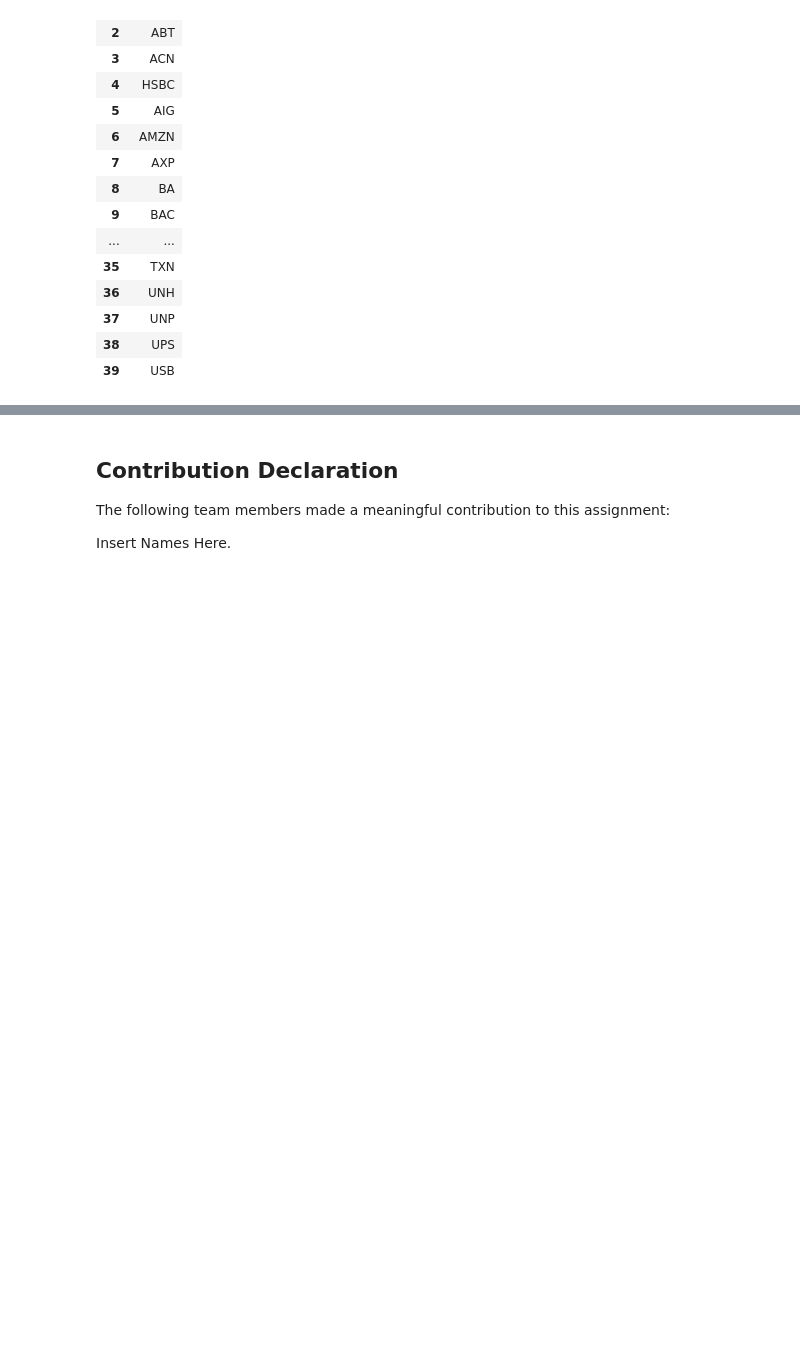
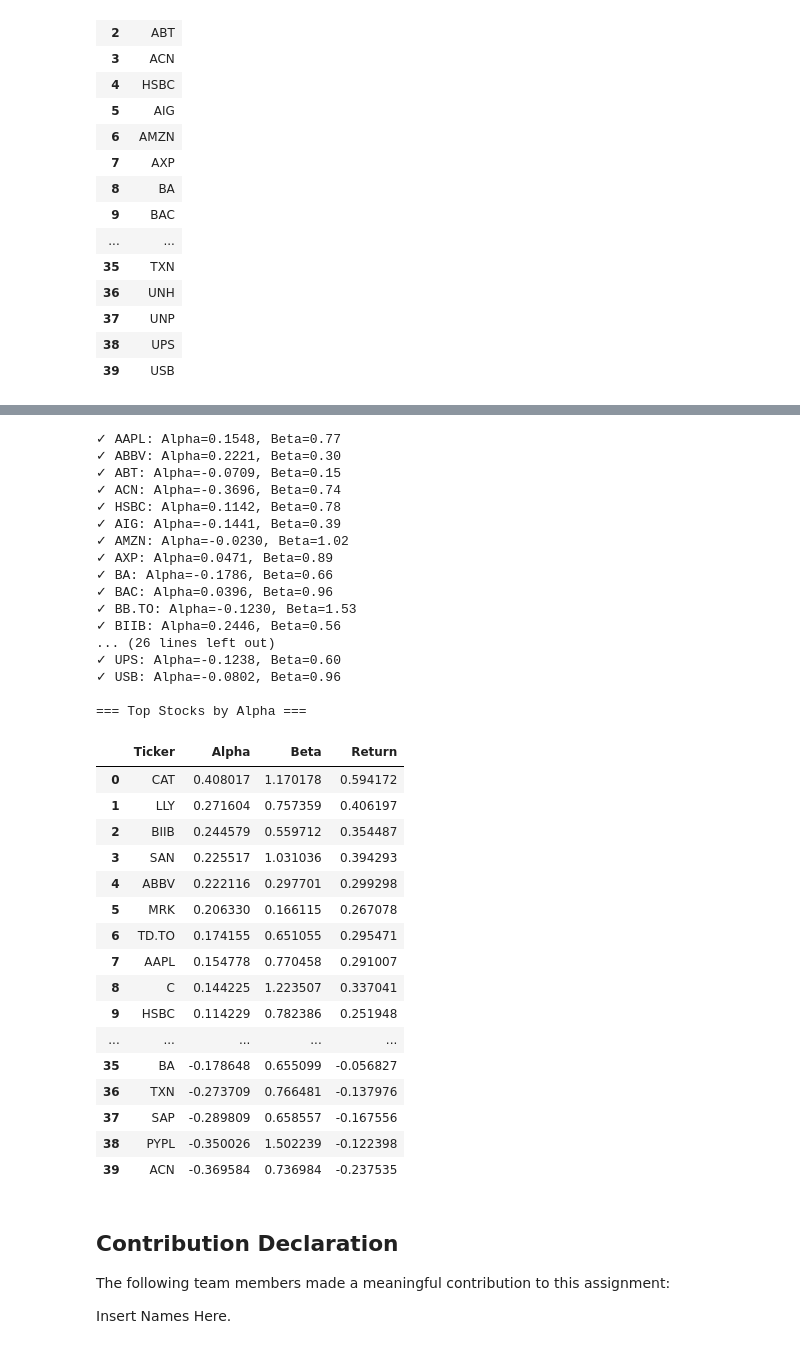
Before and after one commit to aadya-khanna/cfm-team-assignment, a Jupyter notebook: Team_14_Assignment.ipynb, the cells around one changed output, grey strips where cells are left out. Saved outputs shown, nothing was run; the diff lists cells and outputs as text; code cells hidden in the pictures; blank space fills up the shorter version.

Commit message:
Alpha and Beta Calculation Loop - Developed process to calculate alpha and beta of all stocks

```diff
--- a/Team_14_Assignment.ipynb
+++ b/Team_14_Assignment.ipynb
@@ -310,0 +278,79 @@ while len(alpha_tickers) > 0:
+# %%
+sp500_aligned, tsx_aligned = sp500.align(tsx, join='inner')
+
+# Create benchmark
+benchmark_prices = (sp500_aligned + tsx_aligned) / 2
+benchmark_returns = benchmark_prices.pct_change().dropna()
+
+risk_free_rate = 0.04
+market_actual_return = (benchmark_prices.iloc[-1] / benchmark_prices.iloc[0]) - 1
+
+## Will build loop though stock_data[] and as it goes through each ticker we can calculate the relevant metrics for those tickers
+##Apply created functions for metrics to the tickers while we iterate through the loop
+
+alpha_results = []
+
+for ticker in tickers_list:
+    stock_close = stock_data[ticker]['Close'].dropna()
+    stock_close.index = stock_close.index.tz_localize(None)
+    stock_returns = stock_close.pct_change().dropna()
+
+    beta = calc_beta(stock_returns, benchmark_returns)
+    stock_actual_return = (stock_close.iloc[-1] / stock_close.iloc[0]) - 1
+    alpha = calc_alpha(stock_actual_return, risk_free_rate, market_actual_return, beta)
+
+    # Append to results list
+    alpha_results.append({
+        'Ticker': ticker,
+        'Alpha': alpha,
+        'Beta': beta,
+        'Return': stock_actual_return
+    })
+
+    print(f"✓ {ticker}: Alpha={alpha:.4f}, Beta={beta:.2f}")
+
+# Convert to DataFrame
+results_df = pd.DataFrame(alpha_results)
+
+# Sort by Alpha (highest first)
+results_df = results_df.sort_values('Alpha', ascending=False)
+
+# Display
+print("\n=== Top Stocks by Alpha ===")
+results_df.reset_index(drop=True, inplace=True)
+results_df
+# %% [output]
+✓ AAPL: Alpha=0.1548, Beta=0.77
+✓ ABBV: Alpha=0.2221, Beta=0.30
+✓ ABT: Alpha=-0.0709, Beta=0.15
+✓ ACN: Alpha=-0.3696, Beta=0.74
+✓ HSBC: Alpha=0.1142, Beta=0.78
+✓ AIG: Alpha=-0.1441, Beta=0.39
+✓ AMZN: Alpha=-0.0230, Beta=1.02
+✓ AXP: Alpha=0.0471, Beta=0.89
+✓ BA: Alpha=-0.1786, Beta=0.66
+✓ BAC: Alpha=0.0396, Beta=0.96
+✓ BB.TO: Alpha=-0.1230, Beta=1.53
+✓ BIIB: Alpha=0.2446, Beta=0.56
+... (26 lines left out)
+✓ UPS: Alpha=-0.1238, Beta=0.60
+✓ USB: Alpha=-0.0802, Beta=0.96
+
+=== Top Stocks by Alpha ===
+|  | Ticker | Alpha | Beta | Return |
+| 0 | CAT | 0.408017 | 1.170178 | 0.594172 |
+| 1 | LLY | 0.271604 | 0.757359 | 0.406197 |
+| 2 | BIIB | 0.244579 | 0.559712 | 0.354487 |
+| 3 | SAN | 0.225517 | 1.031036 | 0.394293 |
+| 4 | ABBV | 0.222116 | 0.297701 | 0.299298 |
+| 5 | MRK | 0.206330 | 0.166115 | 0.267078 |
+| 6 | TD.TO | 0.174155 | 0.651055 | 0.295471 |
+| 7 | AAPL | 0.154778 | 0.770458 | 0.291007 |
+| 8 | C | 0.144225 | 1.223507 | 0.337041 |
+| 9 | HSBC | 0.114229 | 0.782386 | 0.251948 |
+| ... | ... | ... | ... | ... |
+| 35 | BA | -0.178648 | 0.655099 | -0.056827 |
+| 36 | TXN | -0.273709 | 0.766481 | -0.137976 |
+| 37 | SAP | -0.289809 | 0.658557 | -0.167556 |
+| 38 | PYPL | -0.350026 | 1.502239 | -0.122398 |
+| 39 | ACN | -0.369584 | 0.736984 | -0.237535 |
```
Also changed, not shown: parts of 4 cells of this notebook.
